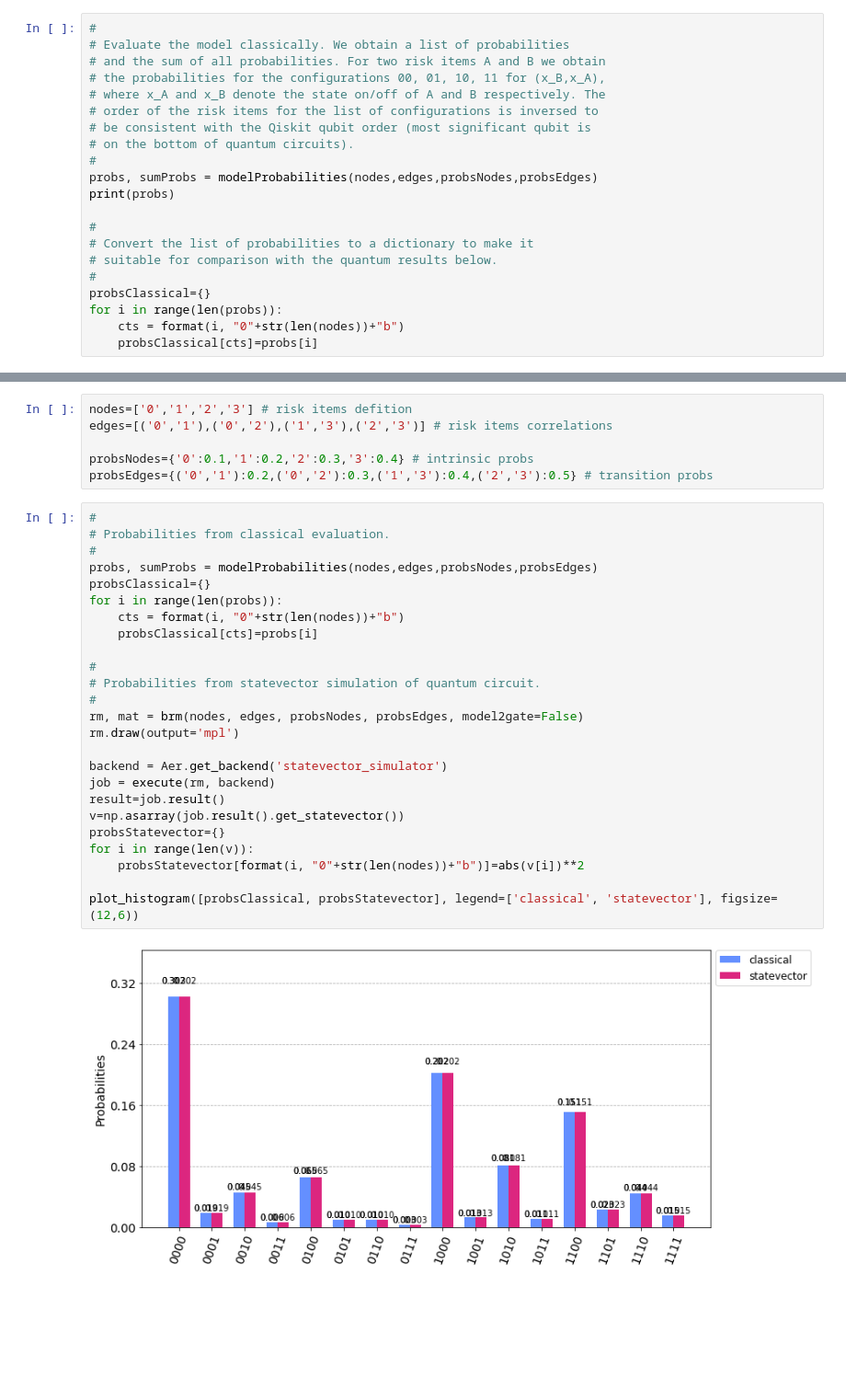
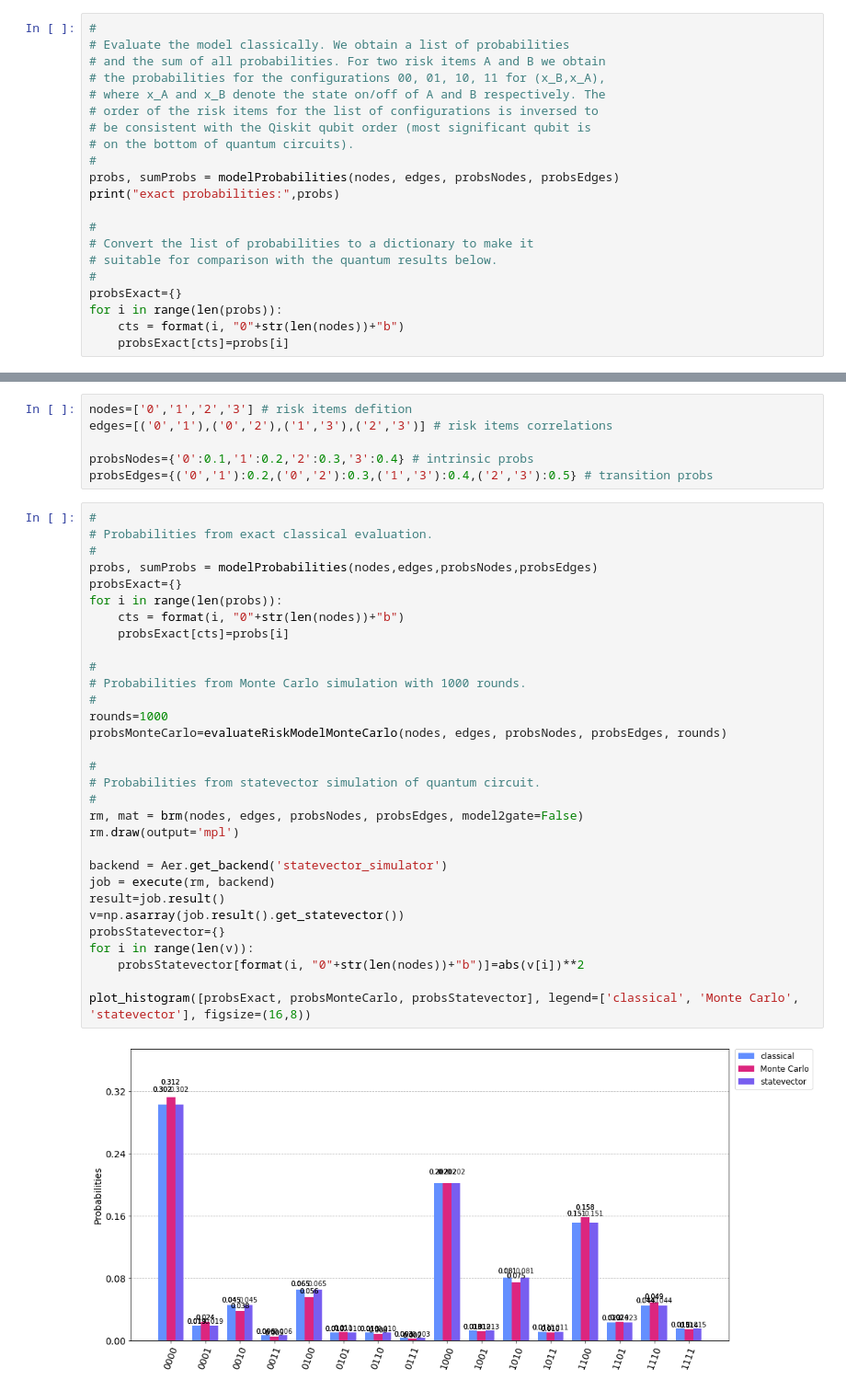
Before and after one commit to JoSQUANTUM/pygrnd, a Jupyter notebook: notebooks/risk_model.ipynb, the cells around one changed output, grey strips where cells are left out. Shown at 92% size. Saved outputs shown, nothing was run; the diff lists cells and outputs as text; blank space fills up the shorter version.

Commit message:
added Monte Carlo simulation to risk model notebook

```diff
--- a/notebooks/risk_model.ipynb
+++ b/notebooks/risk_model.ipynb
@@ -70,15 +70,15 @@ Number of correlations =  1
 # be consistent with the Qiskit qubit order (most significant qubit is
 # on the bottom of quantum circuits).
 #
-probs, sumProbs = modelProbabilities(nodes,edges,probsNodes,probsEdges)
-print(probs)
+probs, sumProbs = modelProbabilities(nodes, edges, probsNodes, probsEdges)
+print("exact probabilities:",probs)
 
 #
 # Convert the list of probabilities to a dictionary to make it
 # suitable for comparison with the quantum results below.
 #
-probsClassical={}
+probsExact={}
 for i in range(len(probs)):
     cts = format(i, "0"+str(len(nodes))+"b")
-    probsClassical[cts]=probs[i]
+    probsExact[cts]=probs[i]
 # %% [output]
@@ -179,28 +206,34 @@ probsNodes={'0':0.1,'1':0.2,'2':0.3,'3':0.4} # intrinsic probs
 probsEdges={('0','1'):0.2,('0','2'):0.3,('1','3'):0.4,('2','3'):0.5} # transition probs
 # %%
 #
-# Probabilities from classical evaluation.
+# Probabilities from exact classical evaluation.
 #
 probs, sumProbs = modelProbabilities(nodes,edges,probsNodes,probsEdges)
-probsClassical={}
+probsExact={}
 for i in range(len(probs)):
     cts = format(i, "0"+str(len(nodes))+"b")
-    probsClassical[cts]=probs[i]
+    probsExact[cts]=probs[i]
+
+#
+# Probabilities from Monte Carlo simulation with 1000 rounds.
+#
+rounds=1000
+probsMonteCarlo=evaluateRiskModelMonteCarlo(nodes, edges, probsNodes, probsEdges, rounds)
 
 #
 # Probabilities from statevector simulation of quantum circuit.
 #
 rm, mat = brm(nodes, edges, probsNodes, probsEdges, model2gate=False)
 rm.draw(output='mpl')
 
 backend = Aer.get_backend('statevector_simulator')
 job = execute(rm, backend)
 result=job.result()
 v=np.asarray(job.result().get_statevector())
 probsStatevector={}
 for i in range(len(v)):
     probsStatevector[format(i, "0"+str(len(nodes))+"b")]=abs(v[i])**2
 
-plot_histogram([probsClassical, probsStatevector], legend=['classical', 'statevector'], figsize=(12,6))
+plot_histogram([probsExact, probsMonteCarlo, probsStatevector], legend=['classical', 'Monte Carlo', 'statevector'], figsize=(16,8))
 # %% [output]
-[figure, old version]
+[figure, new version]
```
Also changed, not shown: parts of 10 cells of this notebook.
